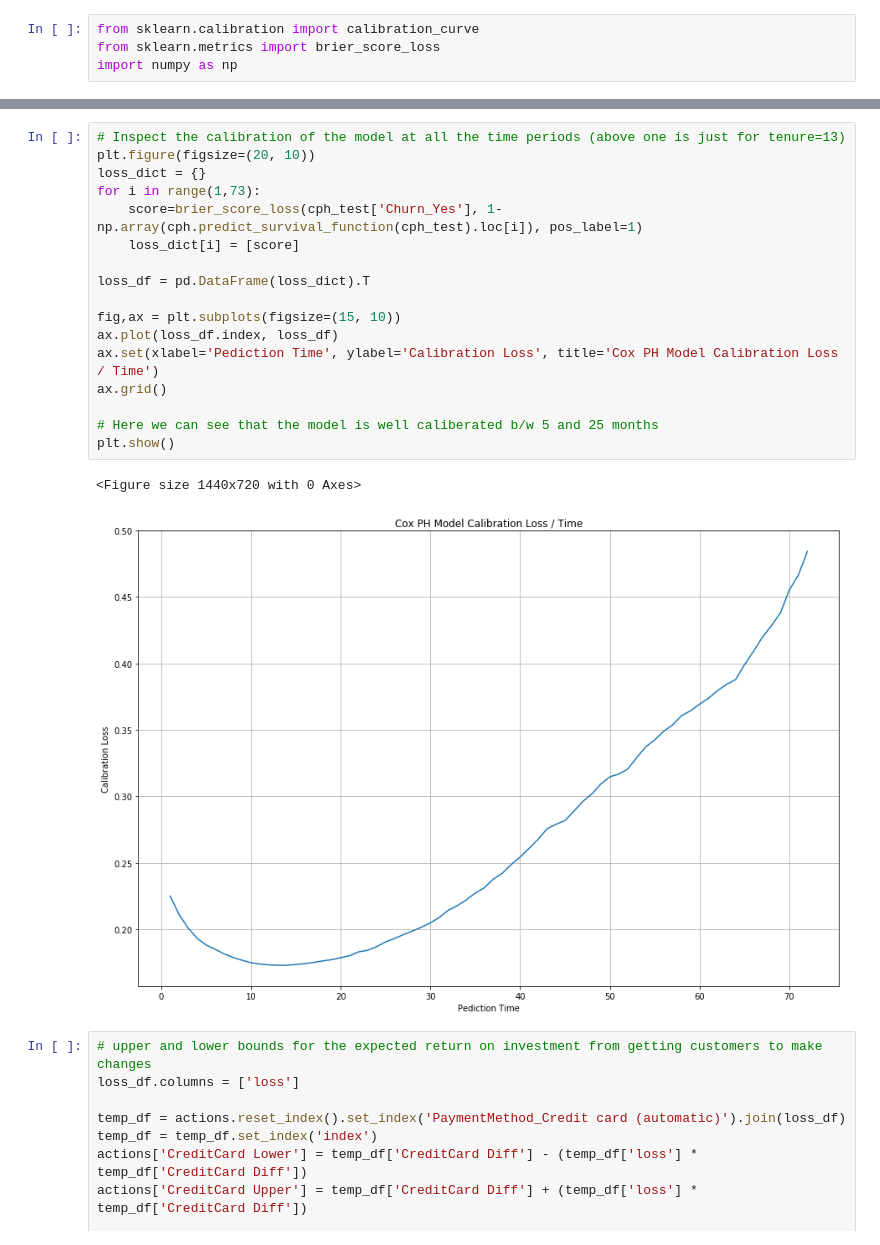
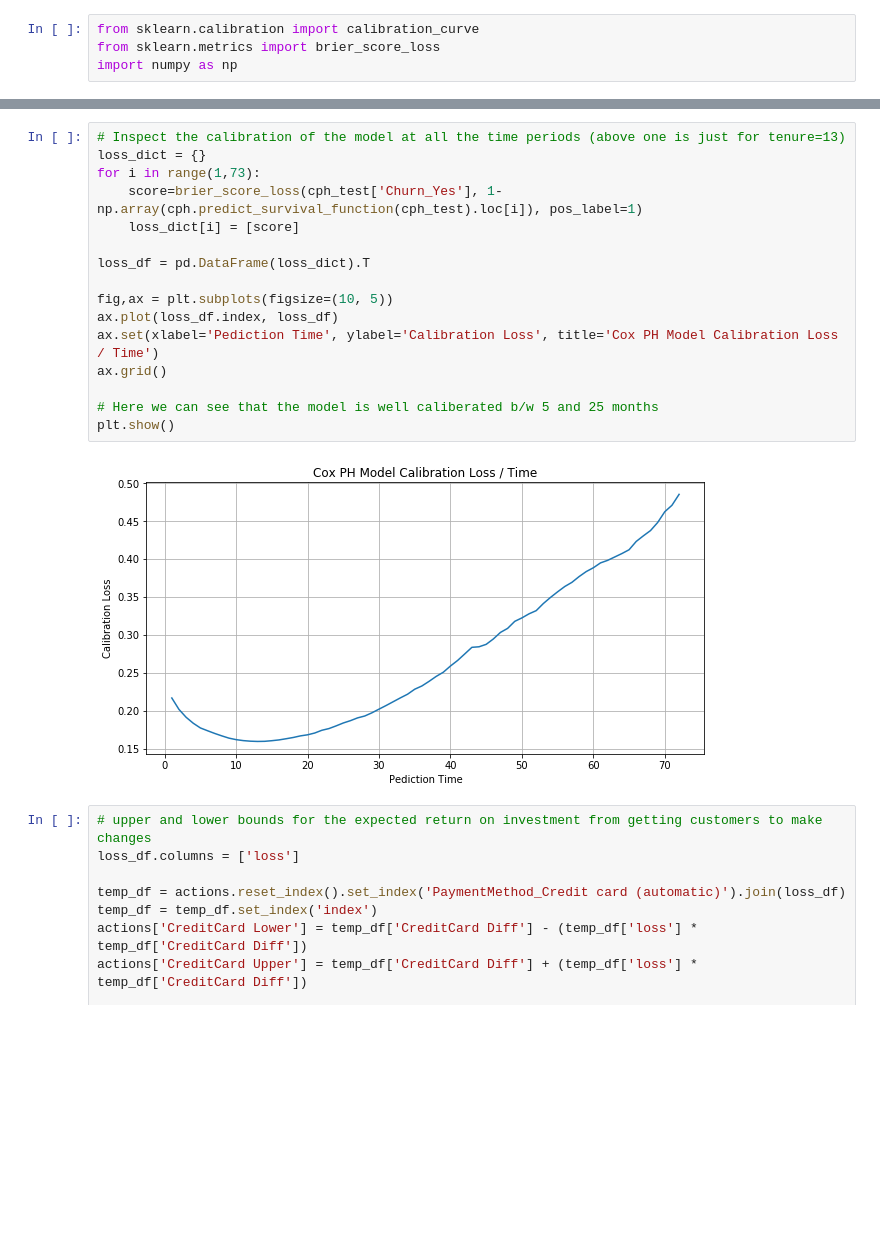
Before and after one commit to PadmajaVB/Cohort-Analysis, a Jupyter notebook: Code/TelcoCustomerChurn.ipynb, the cells around one changed output, grey strips where cells are left out. Saved outputs shown, nothing was run; the diff lists cells and outputs as text; blank space fills up the shorter version.

```diff
--- a/Code/TelcoCustomerChurn.ipynb
+++ b/Code/TelcoCustomerChurn.ipynb
@@ -285,23 +282,21 @@ brier_score_loss(cph_test['Churn_Yes'], 1-np.array(cph.predict_survival_function
 # %%
 # Inspect the calibration of the model at all the time periods (above one is just for tenure=13)
-plt.figure(figsize=(20, 10))
 loss_dict = {}
 for i in range(1,73):
     score=brier_score_loss(cph_test['Churn_Yes'], 1-np.array(cph.predict_survival_function(cph_test).loc[i]), pos_label=1)
     loss_dict[i] = [score]
 
 loss_df = pd.DataFrame(loss_dict).T
 
-fig,ax = plt.subplots(figsize=(15, 10))
+fig,ax = plt.subplots(figsize=(10, 5))
 ax.plot(loss_df.index, loss_df)
 ax.set(xlabel='Pediction Time', ylabel='Calibration Loss', title='Cox PH Model Calibration Loss / Time')
 ax.grid()
 
 # Here we can see that the model is well caliberated b/w 5 and 25 months
 plt.show()
 # %% [output]
-<Figure size 1440x720 with 0 Axes>
-[figure, old version]
+[figure, new version]
 # %%
 # upper and lower bounds for the expected return on investment from getting customers to make changes
 loss_df.columns = ['loss']
```
Also changed, not shown: parts of 24 cells of this notebook, 2 other files.
